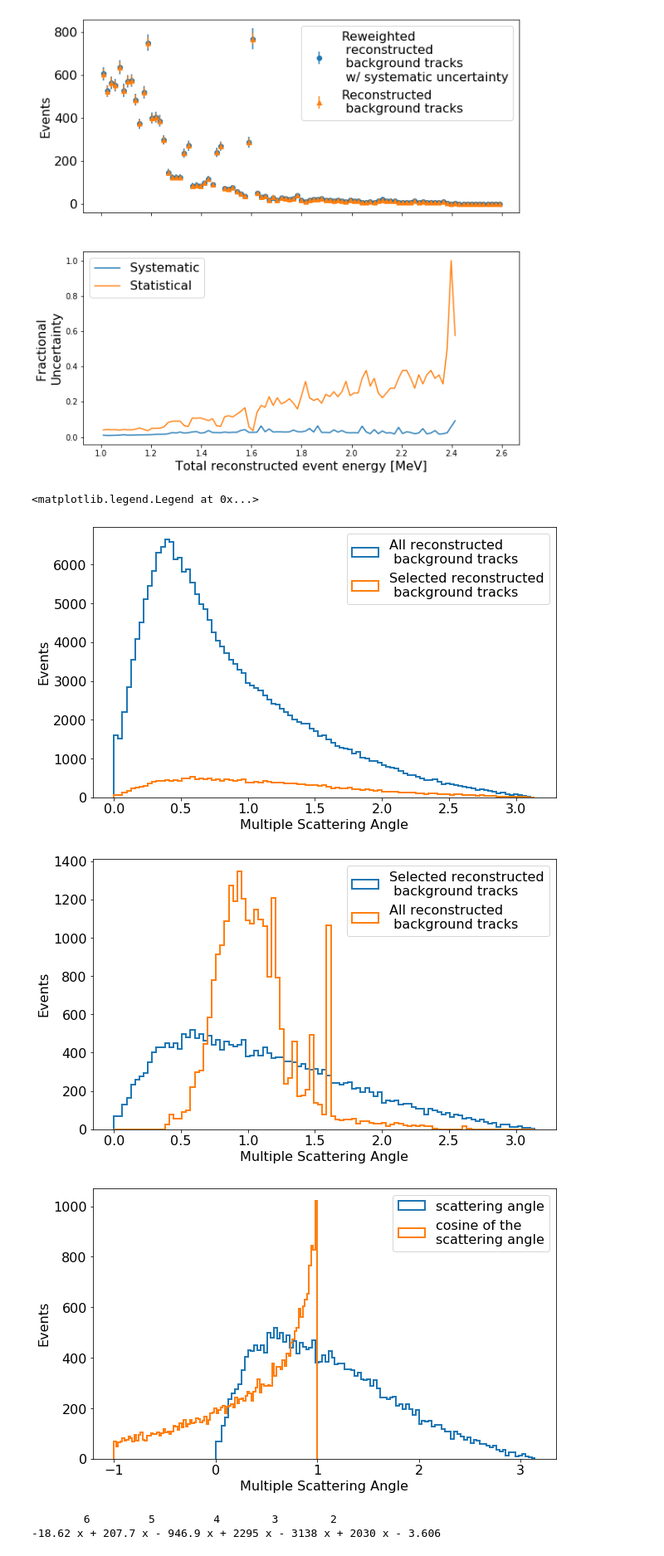
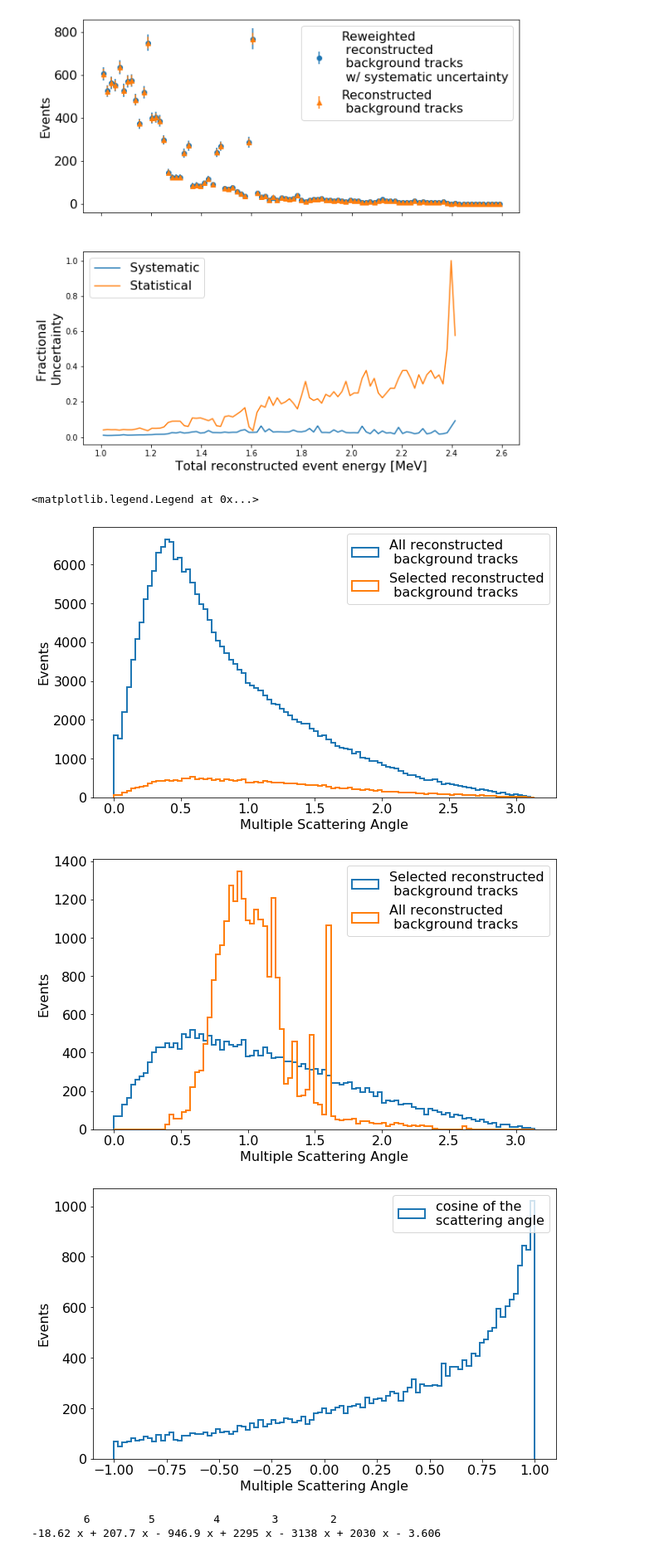
Before and after one commit to k-woodruff/bb2nu, a Jupyter notebook: bb2nu_BG_distribution.ipynb, the cells around one changed output. Shown at 83% size. Drawn from its saved outputs; the diff is of its cells as text; code cells hidden in the pictures.

```diff
--- a/bb2nu_BG_distribution.ipynb
+++ b/bb2nu_BG_distribution.ipynb
@@ -484,35 +485,35 @@ plt.hist(df_particles_selection['mcs_angle'], bins=mcsbins, histtype='step', lw=
 plt.xlabel(r'Multiple Scattering Angle', fontsize=16)
 plt.ylabel('Events', fontsize=16)
 plt.tick_params(which='major', axis='both', labelsize=16)
 
 plt.legend(loc='upper right', fontsize=16)
 
 plt.figure(figsize=(10,6))
 
 plt.hist(df_particles_selection['mcs_angle'], bins=mcsbins, histtype='step', lw=2, label='Selected reconstructed\n background tracks');
 plt.hist(df_particles_selection['reco_energy'], bins=mcsbins, histtype='step', lw=2, label='All reconstructed\n background tracks');
 
 plt.xlabel(r'Multiple Scattering Angle', fontsize=16)
 plt.ylabel('Events', fontsize=16)
 plt.tick_params(which='major', axis='both', labelsize=16)
 
 plt.legend(loc='upper right', fontsize=16)
 
 plt.figure(figsize=(10,6))
 
-plt.hist(df_particles_selection['mcs_angle'], bins=mcsbins, histtype='step', lw=2, label='scattering angle');
+# plt.hist(df_particles_selection['mcs_angle'], bins=mcsbins, histtype='step', lw=2, label='scattering angle');
 plt.hist(np.cos(df_particles_selection['mcs_angle']), bins=mcscosbins, histtype='step', lw=2, label='cosine of the \nscattering angle');
 
 plt.xlabel(r'Multiple Scattering Angle', fontsize=16)
 plt.ylabel('Events', fontsize=16)
 plt.tick_params(which='major', axis='both', labelsize=16)
 
 plt.legend(loc='upper right', fontsize=16)
 # %% [output]
 <matplotlib.legend.Legend at 0x...>
 [figure]
 [figure]
-[figure, old version]
+[figure, new version]
 # %%
 plt.figure(figsize=(10,6))
 
```
Also changed, not shown: parts of 5 cells of this notebook.
